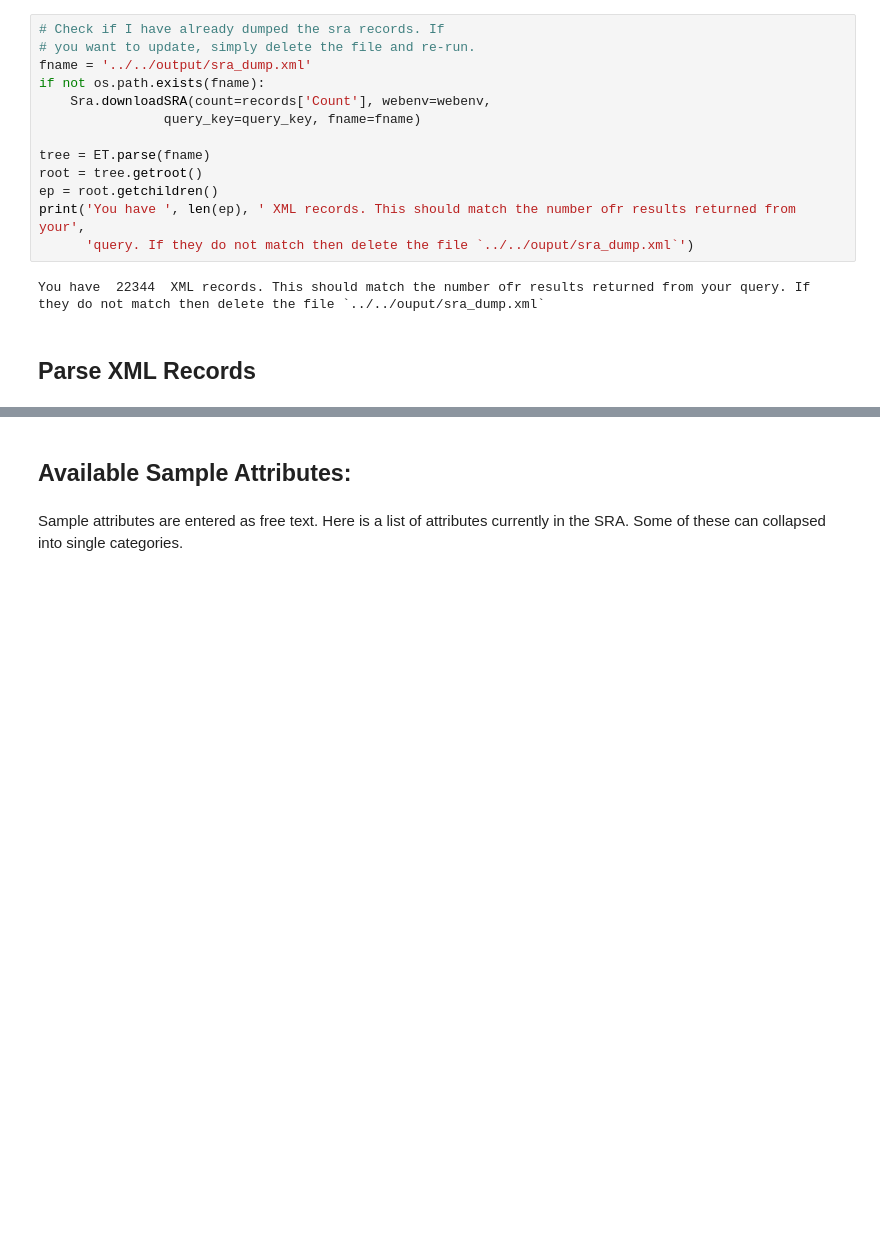
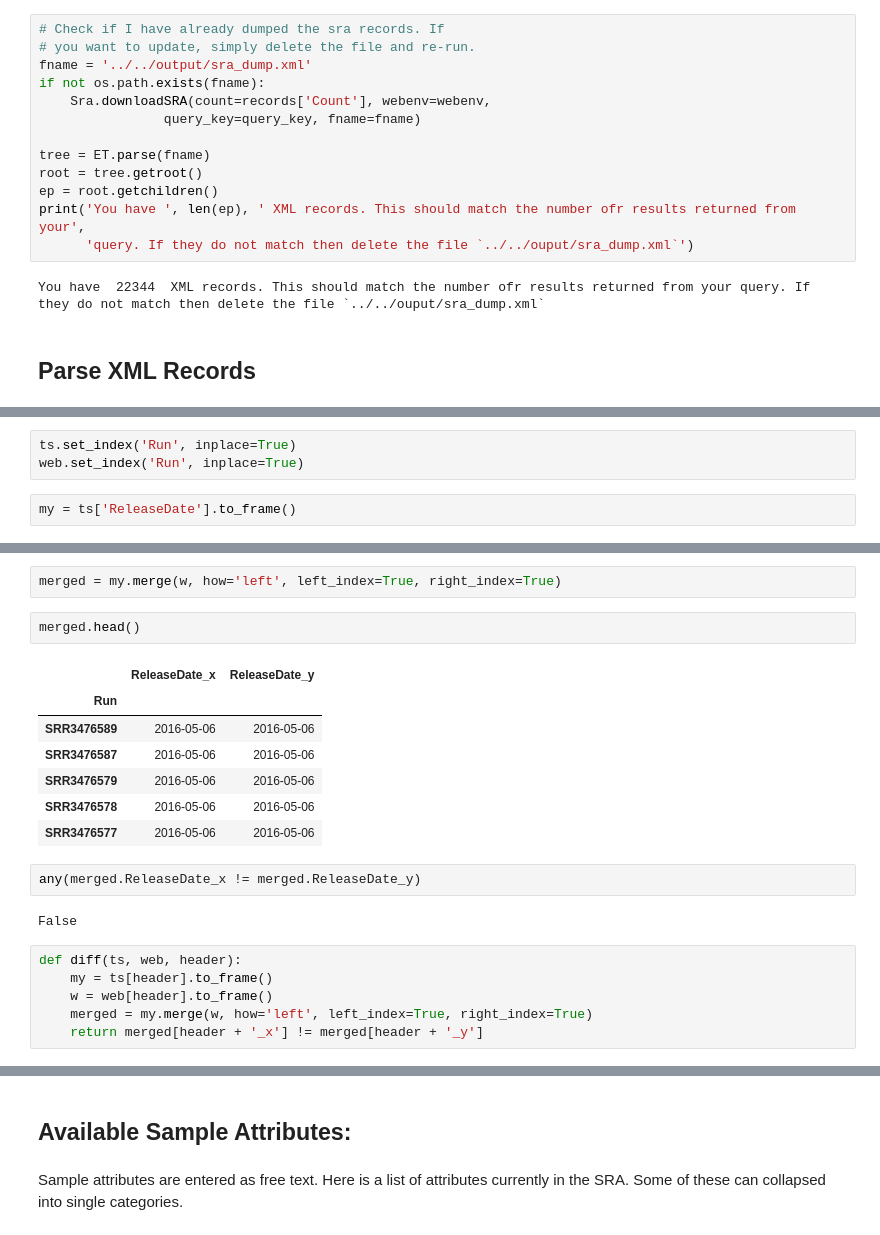
Before and after one commit to jfear/ncbi_remap, a Jupyter notebook: notebook/develop/2016-08-01_sra_query.ipynb, the cells around one changed output, grey strips where cells are left out. Cells and saved outputs as stored; diff of their text form; blank space fills up the shorter version.

```diff
--- a/notebook/develop/2016-08-01_sra_query.ipynb
+++ b/notebook/develop/2016-08-01_sra_query.ipynb
@@ -192,0 +250,5 @@ r.find('IDENTIFIERS/PRIMARY_ID').text
+# %%
+ts.set_index('Run', inplace=True)
+web.set_index('Run', inplace=True)
+# %%
+my = ts['ReleaseDate'].to_frame()
@@ -192,0 +277,22 @@ r.find('IDENTIFIERS/PRIMARY_ID').text
+# %%
+merged = my.merge(w, how='left', left_index=True, right_index=True)
+# %%
+merged.head()
+# %% [output]
+|  | ReleaseDate_x | ReleaseDate_y |
+| Run |  |  |
+| SRR3476589 | 2016-05-06 | 2016-05-06 |
+| SRR3476587 | 2016-05-06 | 2016-05-06 |
+| SRR3476579 | 2016-05-06 | 2016-05-06 |
+| SRR3476578 | 2016-05-06 | 2016-05-06 |
+| SRR3476577 | 2016-05-06 | 2016-05-06 |
+# %%
+any(merged.ReleaseDate_x != merged.ReleaseDate_y)
+# %% [output]
+False
+# %%
+def diff(ts, web, header):
+    my = ts[header].to_frame()
+    w = web[header].to_frame()
+    merged = my.merge(w, how='left', left_index=True, right_index=True)
+    return merged[header + '_x'] != merged[header + '_y']
```
Also changed, not shown: parts of 33 cells of this notebook, 2 other files.
